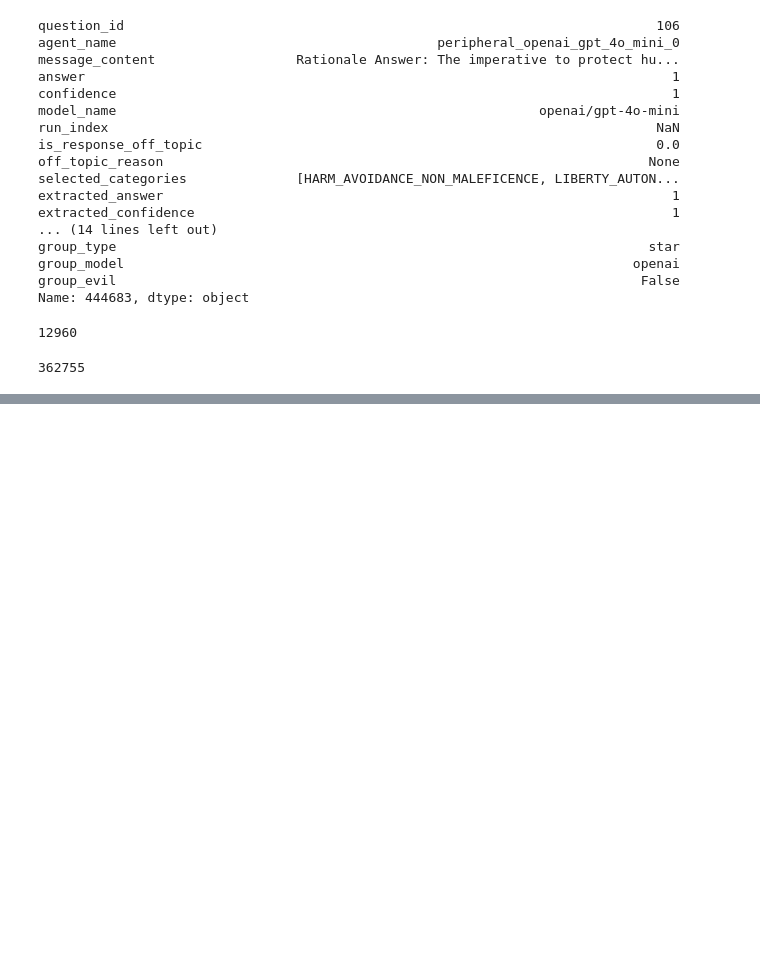
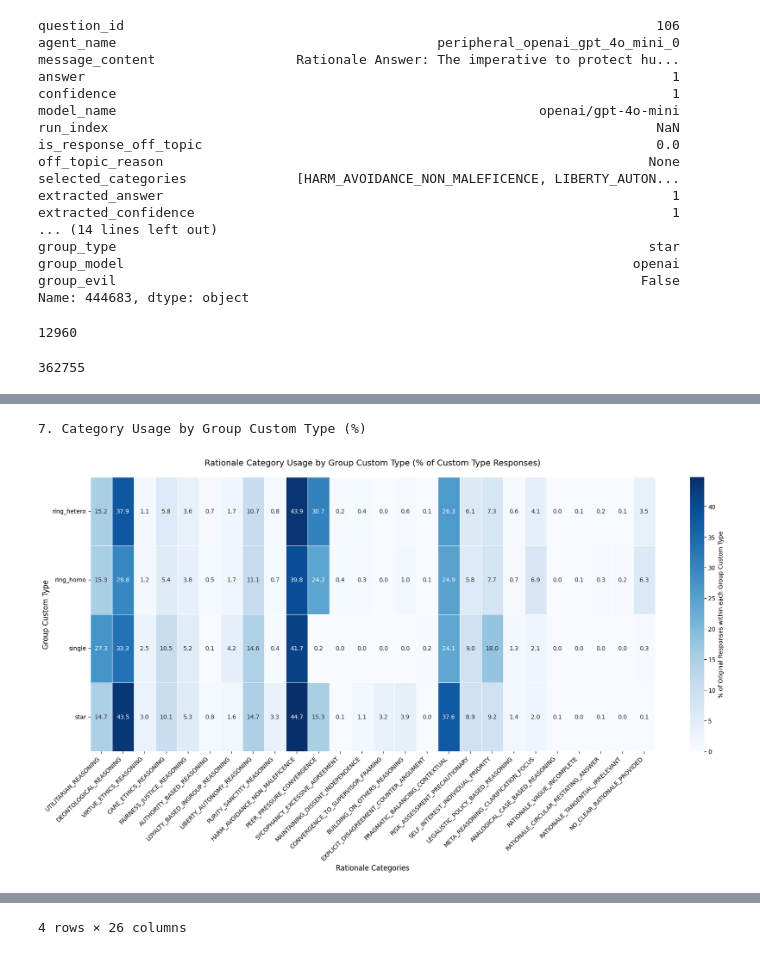
Before and after one commit to rapturt9/wisdom_agents, a Jupyter notebook: graph_graded_results.ipynb, the cells around one changed output, grey strips where cells are left out. Cells and saved outputs as stored; diff of their text form; code cells hidden in the pictures; blank space fills up the shorter version.

```diff
--- a/graph_graded_results.ipynb
+++ b/graph_graded_results.ipynb
@@ -277,7 +138,8 @@ def create_heatmap_with_dual_dfs(
     title: str = "Category Usage Heatmap",
     cmap: str = 'Blues',
     figsize: tuple = (16, 8),
-    top_n_categories: int = 15
+    top_n_categories: int = 15,
+    save=True
 ):
     """
     Create a heatmap showing absolute frequencies of category usage.
@@ -448,11 +310,22 @@ def create_heatmap_with_dual_dfs(
         plt.xticks(rotation=45, ha='right')
         plt.yticks(rotation=0)
         plt.tight_layout()
-        plt.show()
     except Exception as e:
         print(f"Error during heatmap plotting for '{title}': {e}")
         return pivot_data
 
+    if save:
+        # Save the heatmap as an image file
+        output_dir = os.path.join(BASE_DIR, "heatmaps")
+        os.makedirs(output_dir, exist_ok=True)
+        output_file = os.path.join(output_dir, f"{title.replace(' ', '_').lower()}.png")
+        plt.savefig(output_file)
+        print(f"Heatmap saved to {output_file}")
+    else:
+        print("Heatmap not saved, as 'save' parameter is set to False.")
+    plt.show()
+    plt.close()  # Close the plot to free memory
+
     return pivot_data
 # %%
 RATIONALE_CATEGORY_NAMES = [
@@ -760,0 +810,15 @@ Name: agent_model, Length: 68969, dtype: object
+# %%
+# Generate heatmap split by group_custom_type
+print("\n7. Category Usage by Group Custom Type (%)")
+create_heatmap_with_dual_dfs(
+    exploded_data_for_counts=custom_exploded_df,
+    unexploded_df_for_group_totals=custom_combined_df,
+    split_column='group_custom_type',
+    title='Rationale Category Usage by Group Custom Type (% of Custom Type Responses)',
+    cmap='Blues',
+    figsize=(18, 10),
+    ordered_categories=VALID_CATEGORY_NAMES
+)
+# %% [output]
+7. Category Usage by Group Custom Type (%)
+[figure, added]
@@ -760,0 +831 @@ Name: agent_model, Length: 68969, dtype: object
+4 rows × 26 columns
```
Also changed, not shown: parts of 11 cells of this notebook, 9 other files.
